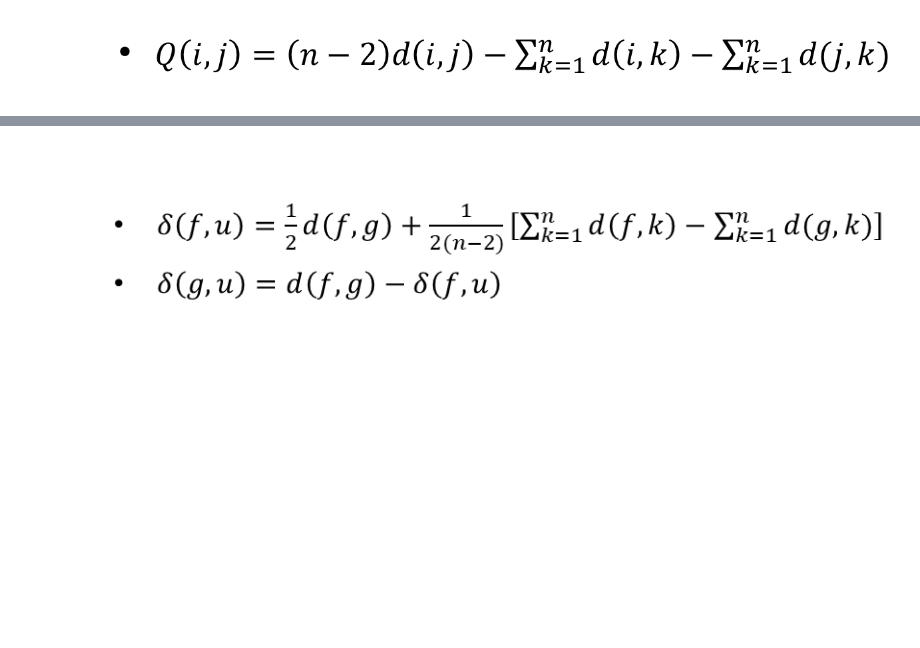
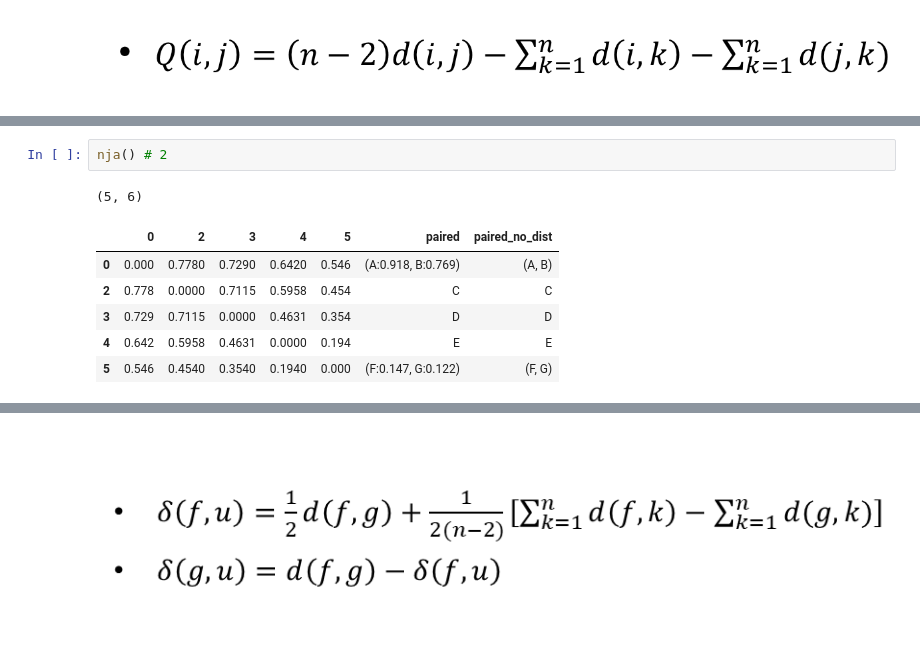
Before and after one commit to mequanent/Bioinformatics, a Jupyter notebook: hws_110761504.ipynb, the cells around one changed output, grey strips where cells are left out. Saved outputs shown, nothing was run; the diff lists cells and outputs as text; blank space fills up the shorter version.

```diff
--- a/hws_110761504.ipynb
+++ b/hws_110761504.ipynb
@@ -1161,0 +1215,10 @@ getQ()
+# %%
+nja() # 2
+# %% [output]
+(5, 6)
+|  | 0 | 2 | 3 | 4 | 5 | paired | paired_no_dist |
+| 0 | 0.000 | 0.7780 | 0.7290 | 0.6420 | 0.546 | (A:0.918, B:0.769) | (A, B) |
+| 2 | 0.778 | 0.0000 | 0.7115 | 0.5958 | 0.454 | C | C |
+| 3 | 0.729 | 0.7115 | 0.0000 | 0.4631 | 0.354 | D | D |
+| 4 | 0.642 | 0.5958 | 0.4631 | 0.0000 | 0.194 | E | E |
+| 5 | 0.546 | 0.4540 | 0.3540 | 0.1940 | 0.000 | (F:0.147, G:0.122) | (F, G) |
```
Also changed, not shown: parts of 14 cells of this notebook.
